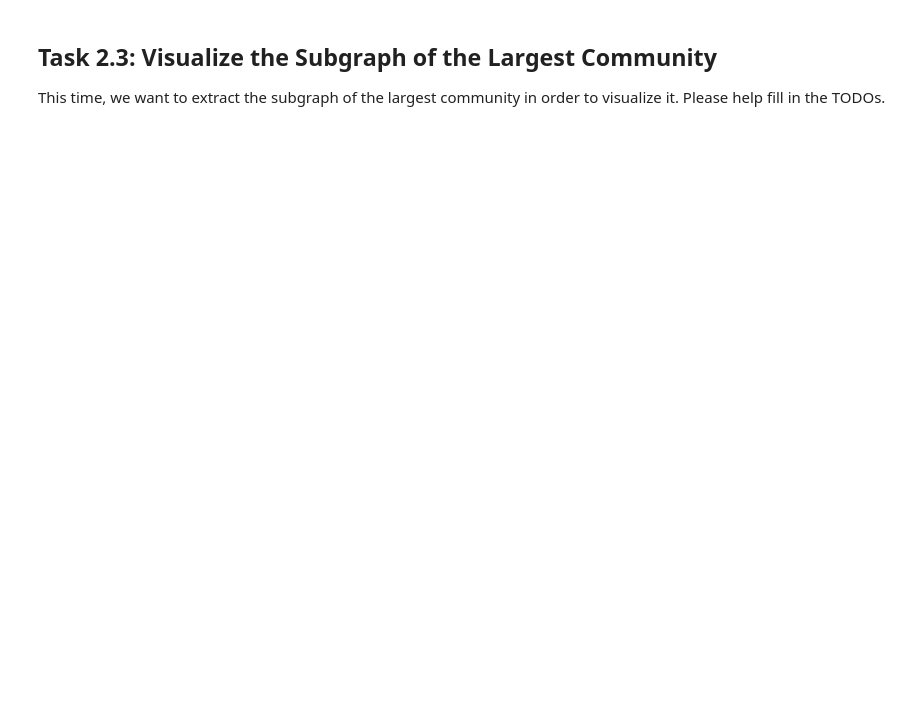
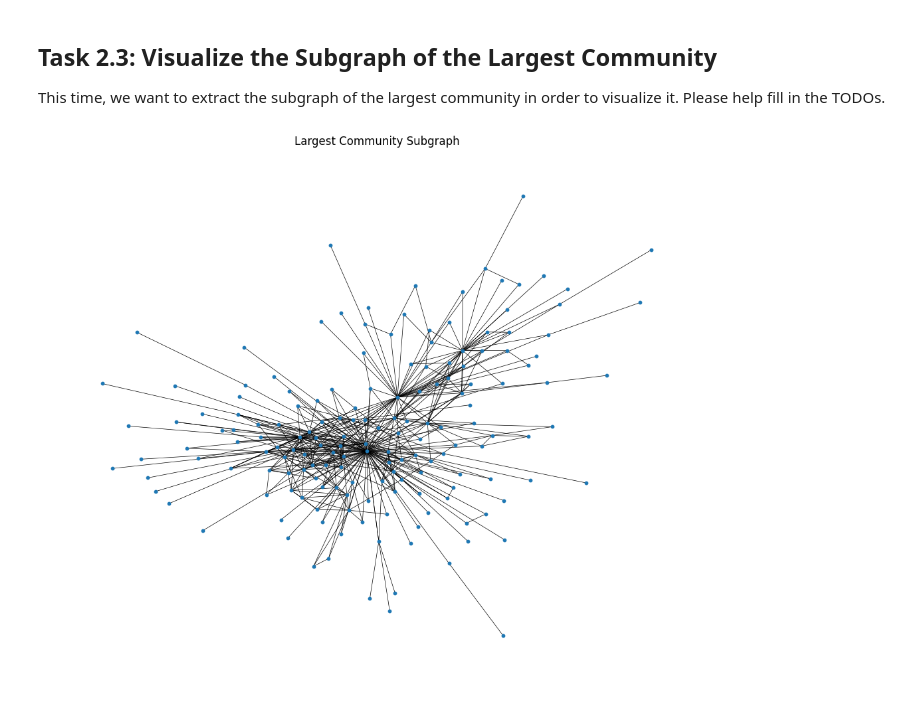
Before and after one commit to DTSchroeder/DSSS2024, a Jupyter notebook: task_2_detect_communities_and_visualize/community_visualization.ipynb, the cells around one changed output. Drawn from its saved outputs; the diff is of its cells as text; code cells hidden in the pictures; blank space fills up the shorter version.

Commit message:
graph data analytics

```diff
--- a/task_2_detect_communities_and_visualize/community_visualization.ipynb
+++ b/task_2_detect_communities_and_visualize/community_visualization.ipynb
@@ -126,25 +133,27 @@ This time, we want to extract the subgraph of the largest community in order to
 # %%
 # Get the instance of the Neo4jConnection
 db = neo4j.Neo4jConnection.get_instance()
 
 # Load data into NetworkX
 graph = db.load_data_into_networkx()
 
 # Find communities in G using greedy modularity maximization.
 communities = nx.algorithms.community.louvain_communities(graph)
 
 # Identify the largest community
-# TODO
+largest_community = max(communities, key=len)
 
 # Extract the subgraph of the largest community
 largest_subgraph = graph.subgraph(largest_community).copy()
 
 # Draw the largest subgraph
 pos = nx.spring_layout(largest_subgraph, k=0.5, iterations=600)
 plt.figure(figsize=(10, 8))
 nx.draw(largest_subgraph, pos, node_size=10, width=0.5, with_labels=False)
 plt.title('Largest Community Subgraph')
 plt.show()
 
 # Close the Neo4j connection when done
 db.close()
+# %% [output]
+[figure, added]
```
Also changed, not shown: parts of 3 cells of this notebook, 8 other files.
